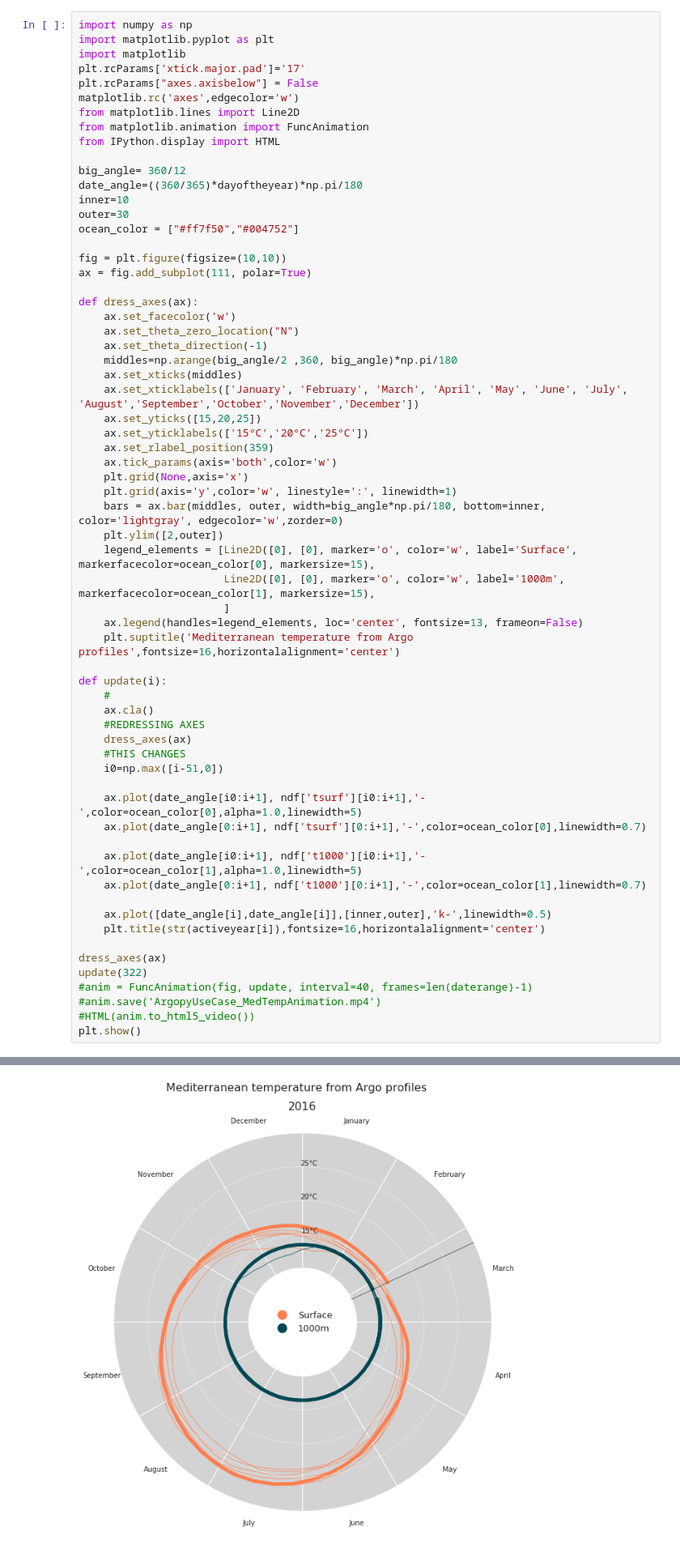
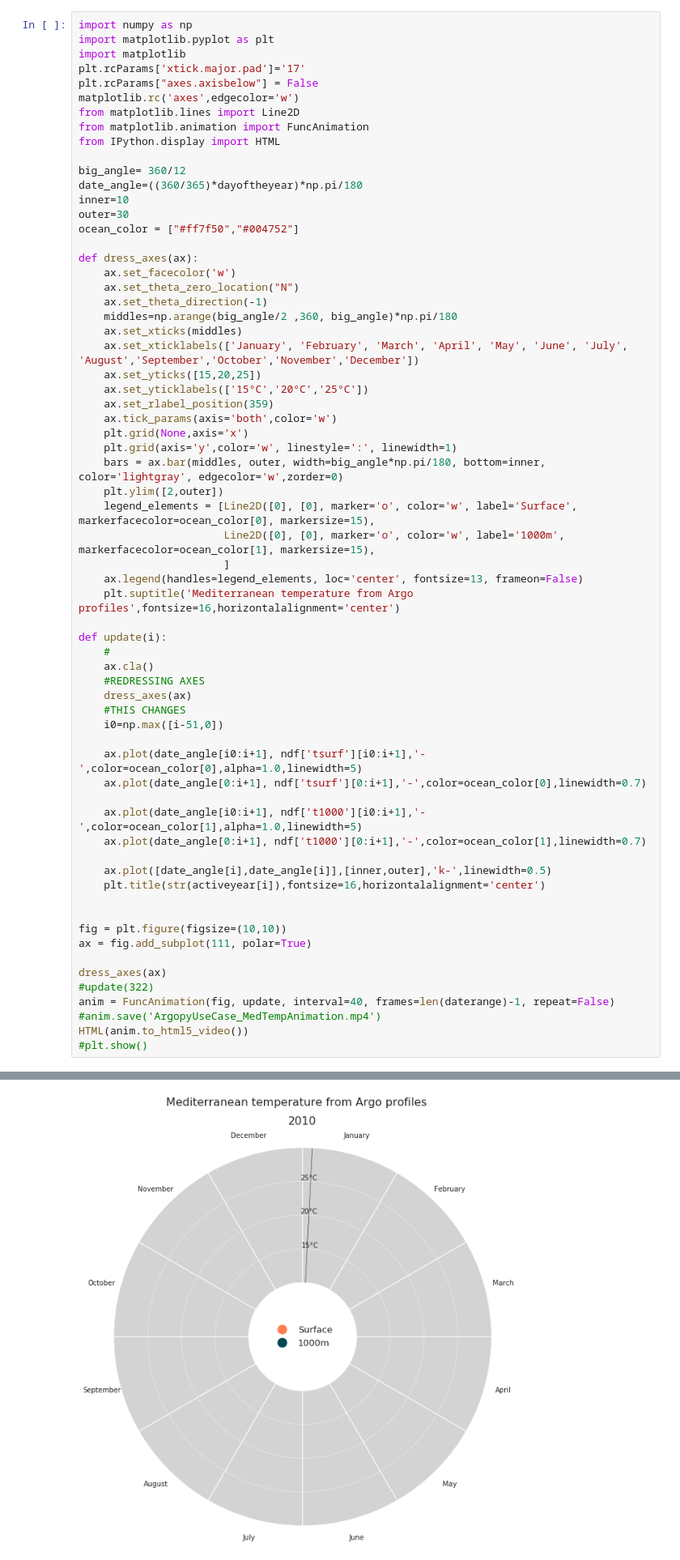
Before and after one commit to quai20/DataViz, a Jupyter notebook: argopy_useCase_tempanim.ipynb, the cells around one changed output, grey strips where cells are left out. Shown at 81% size. Cells and saved outputs as stored; diff of their text form.

```diff
--- a/argopy_useCase_tempanim.ipynb
+++ b/argopy_useCase_tempanim.ipynb
@@ -68,9 +68,6 @@ date_angle=((360/365)*dayoftheyear)*np.pi/180
 inner=10
 outer=30
 ocean_color = ["#ff7f50","#004752"]
-
-fig = plt.figure(figsize=(10,10))
-ax = fig.add_subplot(111, polar=True)
 
 def dress_axes(ax):
     ax.set_facecolor('w')
@@ -110,10 +107,14 @@ def update(i):
     ax.plot([date_angle[i],date_angle[i]],[inner,outer],'k-',linewidth=0.5)
     plt.title(str(activeyear[i]),fontsize=16,horizontalalignment='center')
 
+
+fig = plt.figure(figsize=(10,10))
+ax = fig.add_subplot(111, polar=True)
+
 dress_axes(ax)
-update(322)
-#anim = FuncAnimation(fig, update, interval=40, frames=len(daterange)-1)
+#update(322)
+anim = FuncAnimation(fig, update, interval=40, frames=len(daterange)-1, repeat=False)
 #anim.save('ArgopyUseCase_MedTempAnimation.mp4')
-#HTML(anim.to_html5_video())
-plt.show()
+HTML(anim.to_html5_video())
+#plt.show()
 # %% [output]
@@ -120 +122 @@ plt.show()
-[figure, old version]
+[figure, new version]
```
Also changed, not shown: parts of 1 cell of this notebook.
